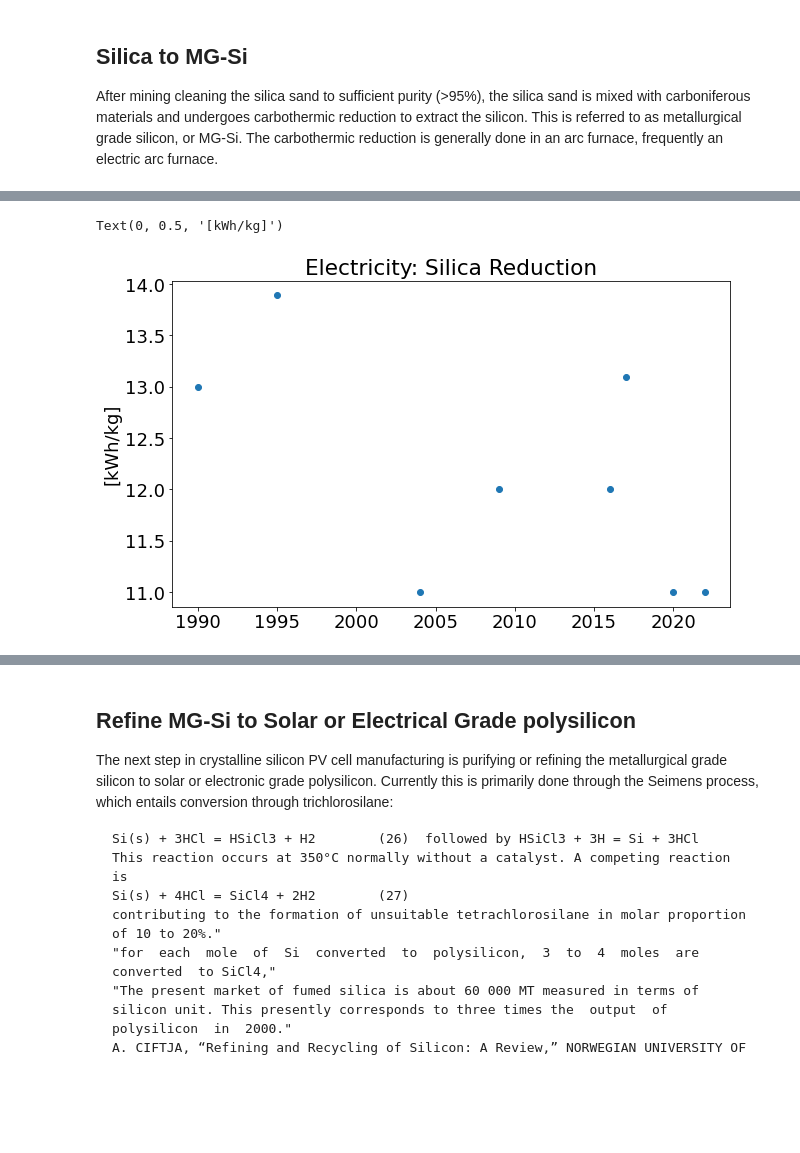
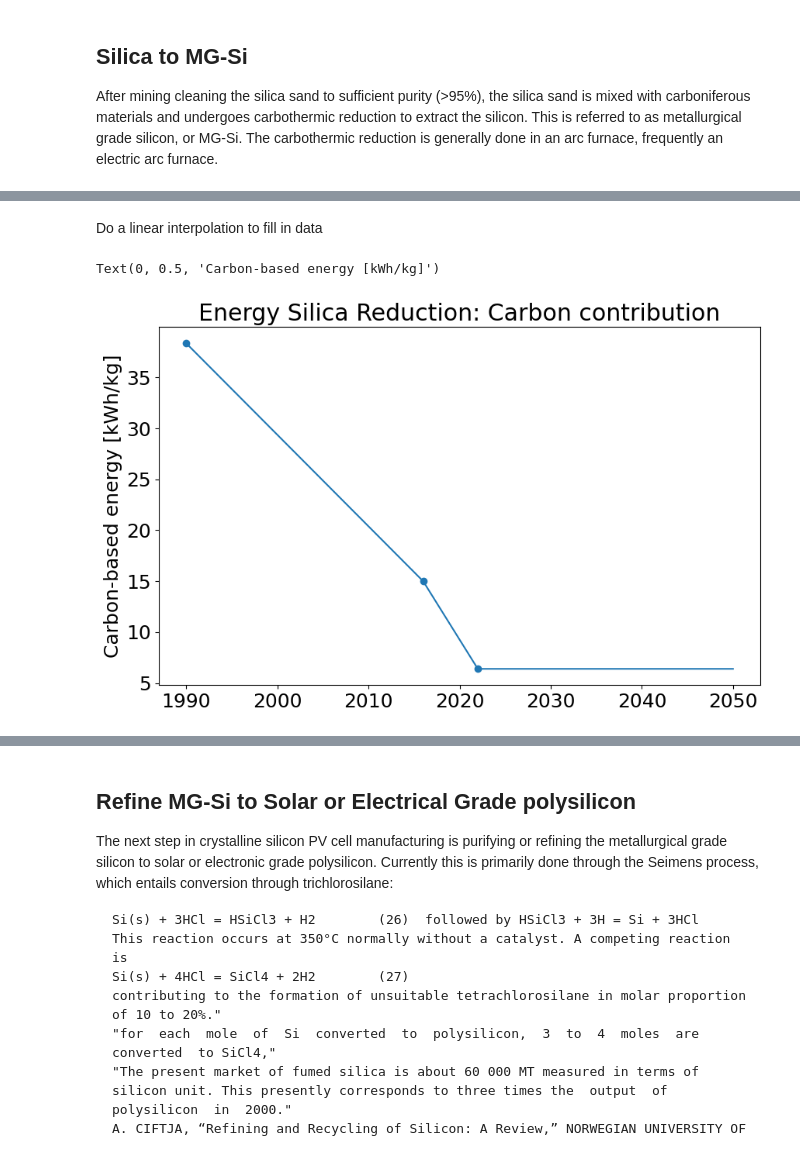
Before and after one commit to NREL/PV_ICE, a Jupyter notebook: docs/tutorials/baseline development documentation/(baseline development) Energy Silicon Manufacturing.ipynb, the cells around one changed output, grey strips where cells are left out. Saved outputs shown, nothing was run; the diff lists cells and outputs as text; code cells hidden in the pictures; blank space fills up the shorter version.

```diff
--- a/docs/tutorials/baseline development documentation/(baseline development) Energy Silicon Manufacturing.ipynb
+++ b/docs/tutorials/baseline development documentation/(baseline development) Energy Silicon Manufacturing.ipynb
@@ -41,0 +57,3 @@ Text(0, 0.5, '[kWh/kg]')
+# %%
+ha_2022 = round(e_reducesilica_raw.loc[2022,'E_reduce_SilicatoMGSi']-11.0, 1) #Heidari Anctil
+ha_2022
@@ -52,8 +64,17 @@ e_reducesilica_raw.loc[2022,['E_reduce_SilicatoMGSi']] = 11.0 #Heidari Anctil
-# %%
-plt.scatter(e_reducesilica_raw.index,e_reducesilica_raw.iloc[:,0])
-plt.title('Electricity: Silica Reduction')
-plt.ylabel('[kWh/kg]')
-# %% [output]
-Text(0, 0.5, '[kWh/kg]')
-[figure, removed]
+# %%
+idx = e_reducesilica_raw.index
+d = {1990:pa_1990, 2016:chen_2016, 2022:ha_2022}
+e_reduce_carbonpart = pd.Series(d, index=idx, dtype=float, name='E_reduce_carbonpart')
+# %% [markdown]
+Do a linear interpolation to fill in data
+# %%
+e_reduce_carbonpart_filled = e_reduce_carbonpart.interpolate()
+# %%
+plt.scatter(e_reduce_carbonpart.index, e_reduce_carbonpart)
+plt.plot(e_reduce_carbonpart_filled)
+plt.title('Energy Silica Reduction: Carbon contribution')
+plt.ylabel('Carbon-based energy [kWh/kg]')
+# %% [output]
+Text(0, 0.5, 'Carbon-based energy [kWh/kg]')
+[figure, added]
 # %% [markdown]
```
Also changed, not shown: parts of 62 cells of this notebook, 4 other files.
